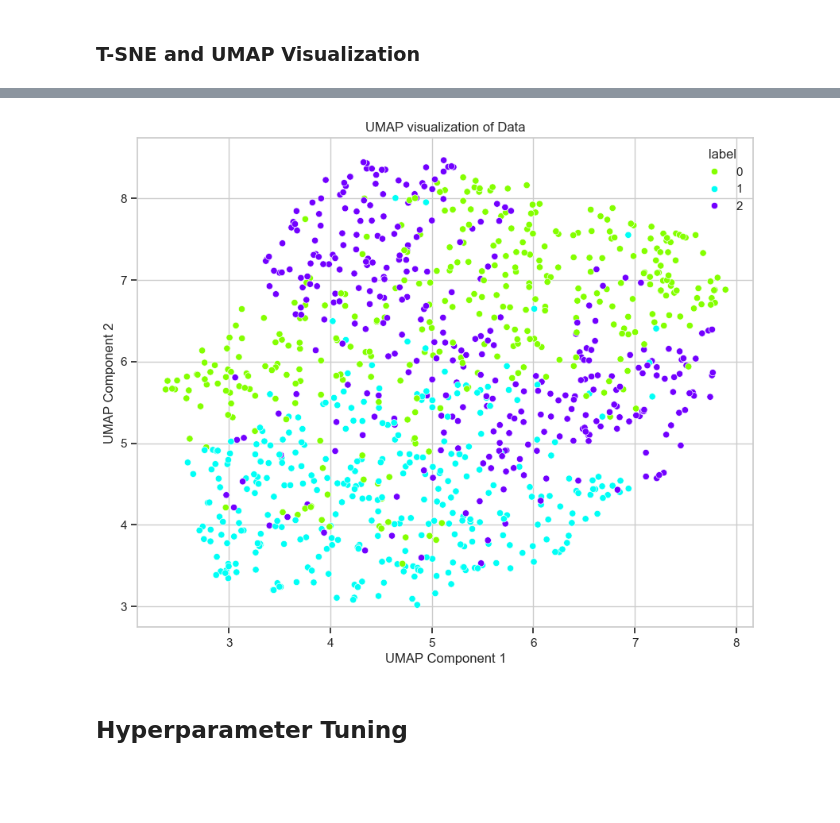
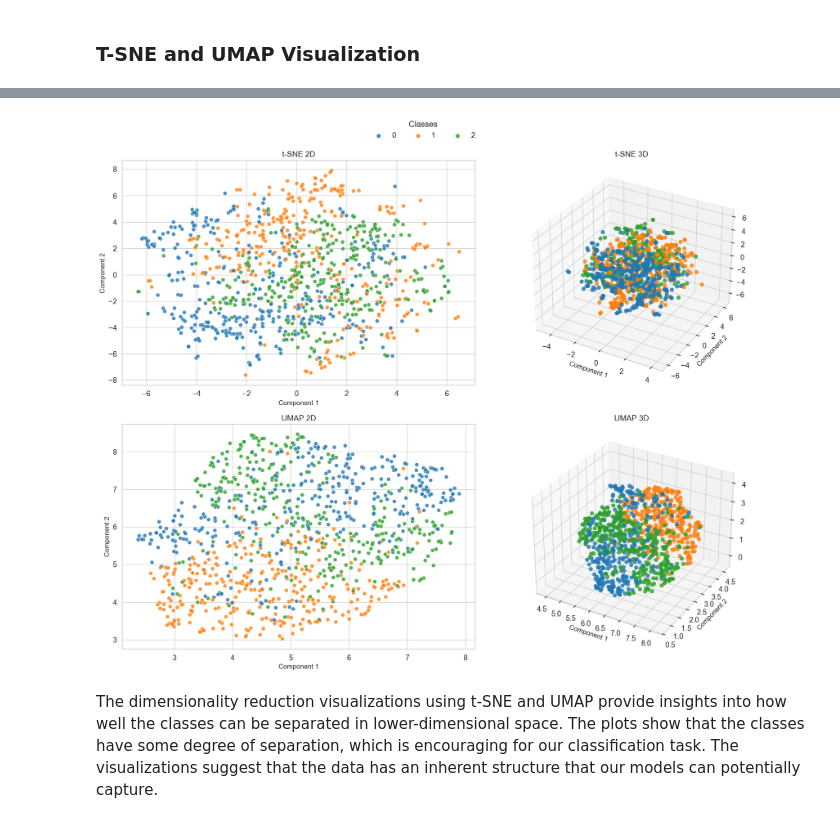
Before and after one commit to francescobraicovich/parameter_optimization, a Jupyter notebook: main.ipynb, the cells around one changed output, grey strips where cells are left out. Cells and saved outputs as stored; diff of their text form; code cells hidden in the pictures; blank space fills up the shorter version.

```diff
--- a/main.ipynb
+++ b/main.ipynb
@@ -233,13 +239,50 @@ plt.show()
-# %%
-reducer = UMAP(n_neighbors=15, min_dist=0.1, n_components=2, random_state=RANDOM_STATE)
-X_umap = reducer.fit_transform(X_train_val_scaled_eda)
-plt.figure(figsize=(10, 8))
-sns.scatterplot(x=X_umap[:, 0], y=X_umap[:, 1], hue=y_train_val, palette=sns.color_palette("hsv", n_colors=y.nunique()), legend="full")
-plt.title('UMAP visualization of Data')
-plt.xlabel('UMAP Component 1')
-plt.ylabel('UMAP Component 2')
-plt.show()
-# %% [output]
-[figure, removed]
-# %% [markdown]
-## Hyperparameter Tuning
+# %%
+def plot_dimensionality_reduction(X, y, random_state=RANDOM_STATE):
+    scaler = StandardScaler()
+    X_scaled = scaler.fit_transform(X)
+
+    tsne_2d = TSNE(n_components=2, random_state=random_state, perplexity=30, n_iter=300)
+    X_tsne_2d = tsne_2d.fit_transform(X_scaled)
+
+    tsne_3d = TSNE(n_components=3, random_state=random_state, perplexity=30, n_iter=300)
+    X_tsne_3d = tsne_3d.fit_transform(X_scaled)
+
+    umap_2d = UMAP(n_components=2, n_neighbors=15, min_dist=0.1, random_state=random_state)
+    X_umap_2d = umap_2d.fit_transform(X_scaled)
+
+    umap_3d = UMAP(n_components=3, n_neighbors=15, min_dist=0.1, random_state=random_state)
+    X_umap_3d = umap_3d.fit_transform(X_scaled)
+
+    colors = sns.color_palette("tab10", n_colors=np.unique(y).size)
+    fig = plt.figure(figsize=(18, 14))
+
+    ax1 = fig.add_subplot(2, 2, 1)
+    sns.scatterplot(x=X_tsne_2d[:, 0], y=X_tsne_2d[:, 1], hue=y, palette=colors, legend=False, ax=ax1, s=50, alpha=0.8)
+    ax1.set(title="t-SNE 2D", xlabel="Component 1", ylabel="Component 2")
+
+    ax2 = fig.add_subplot(2, 2, 2, projection='3d')
+    for i, label in enumerate(np.unique(y)):
+        idx = y == label
+        ax2.scatter(X_tsne_3d[idx, 0], X_tsne_3d[idx, 1], X_tsne_3d[idx, 2], color=colors[i], label=label, s=40, alpha=0.8)
+    ax2.set(title="t-SNE 3D", xlabel="Component 1", ylabel="Component 2", zlabel="Component 3")
+
+    ax3 = fig.add_subplot(2, 2, 3)
+    sns.scatterplot(x=X_umap_2d[:, 0], y=X_umap_2d[:, 1], hue=y, palette=colors, legend=False, ax=ax3, s=50, alpha=0.8)
+    ax3.set(title="UMAP 2D", xlabel="Component 1", ylabel="Component 2")
+
+    ax4 = fig.add_subplot(2, 2, 4, projection='3d')
+    for i, label in enumerate(np.unique(y)):
+        idx = y == label
+        ax4.scatter(X_umap_3d[idx, 0], X_umap_3d[idx, 1], X_umap_3d[idx, 2], color=colors[i], label=label, s=40, alpha=0.8)
+    ax4.set(title="UMAP 3D", xlabel="Component 1", ylabel="Component 2", zlabel="Component 3")
+
+    handles, labels = ax4.get_legend_handles_labels()
+    fig.legend(handles, labels, title="Classes", loc='upper center', ncol=6, frameon=False)
+    plt.tight_layout(rect=[0, 0, 1, 0.95])
+    plt.show()
+
+plot_dimensionality_reduction(X_train_val, y_train_val)
+# %% [output]
+[figure, added]
+# %% [markdown]
+The dimensionality reduction visualizations using t-SNE and UMAP provide insights into how well the classes can be separated in lower-dimensional space. The plots show that the classes have some degree of separation, which is encouraging for our classification task. The visualizations suggest that the data has an inherent structure that our models can potentially capture.
```
Also changed, not shown: parts of 105 cells of this notebook.
